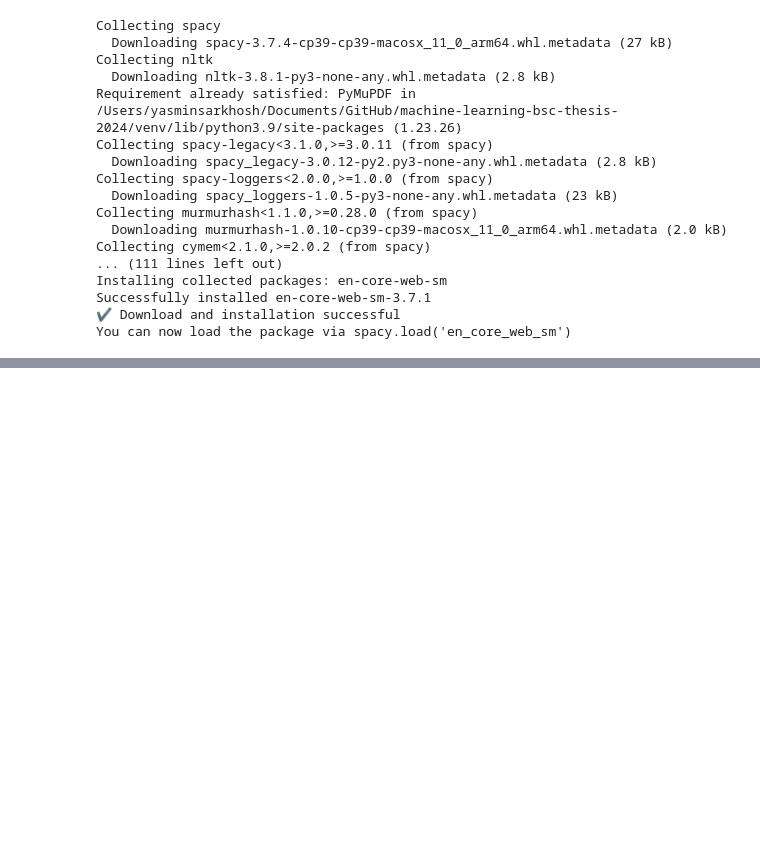
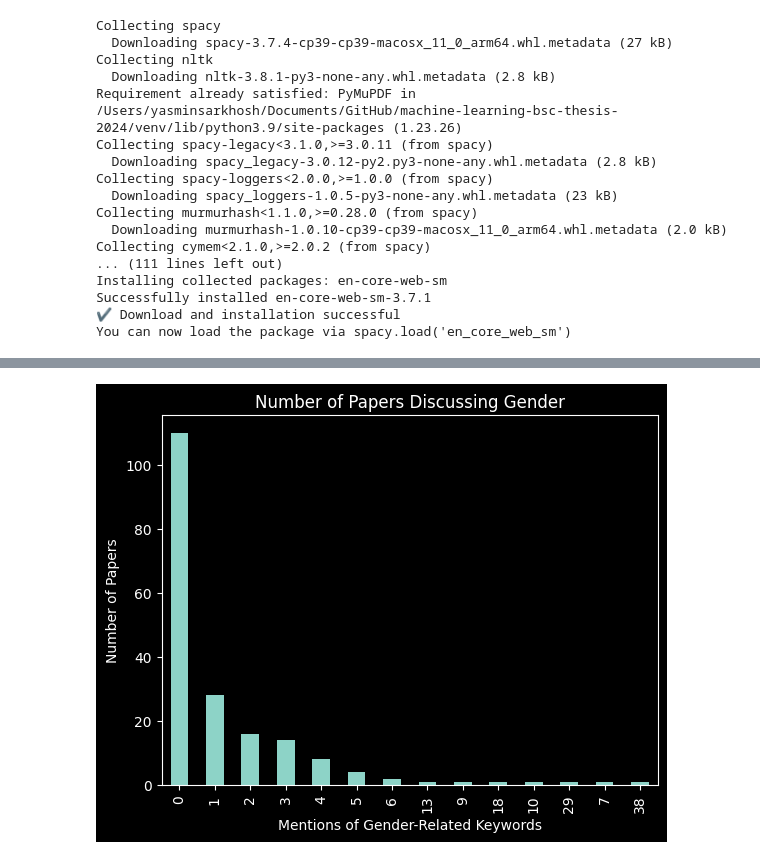
Before and after one commit to yasminsarkhosh/machine-learning-bsc-thesis-2024, a Jupyter notebook: code/database_analysis.ipynb, the cells around one changed output, grey strips where cells are left out. Drawn from its saved outputs; the diff is of its cells as text; code cells hidden in the pictures; blank space fills up the shorter version.

```diff
--- a/code/database_analysis.ipynb
+++ b/code/database_analysis.ipynb
@@ -466,0 +668,3 @@ print(f"With the keyword(s) being {keywords}, {len(selected_papers)} papers were
+# %%
+agg_results_df = pd.read_csv(base_path + 'code/database_analysis_output/finals/results_df_aggregated.csv').drop(columns=['Unnamed: 0'])
+agg_results_df
@@ -466,0 +685,9 @@ print(f"With the keyword(s) being {keywords}, {len(selected_papers)} papers were
+# %%
+# Example for one category; you could create a plot for each or use subplots for all
+agg_results_df['gender'].value_counts().plot(kind='bar')
+plt.title('Number of Papers Discussing Gender')
+plt.xlabel('Mentions of Gender-Related Keywords')
+plt.ylabel('Number of Papers')
+plt.show()
+# %% [output]
+[figure, added]
```
Also changed, not shown: parts of 44 cells of this notebook, 34 other files.
